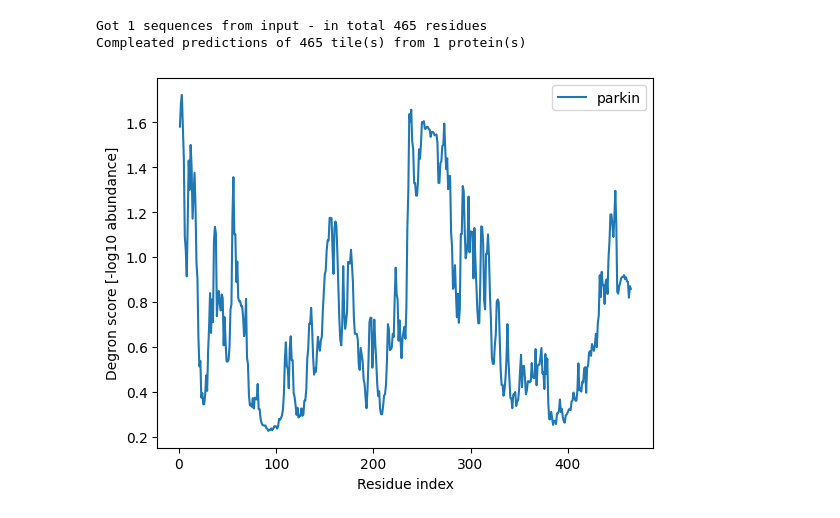
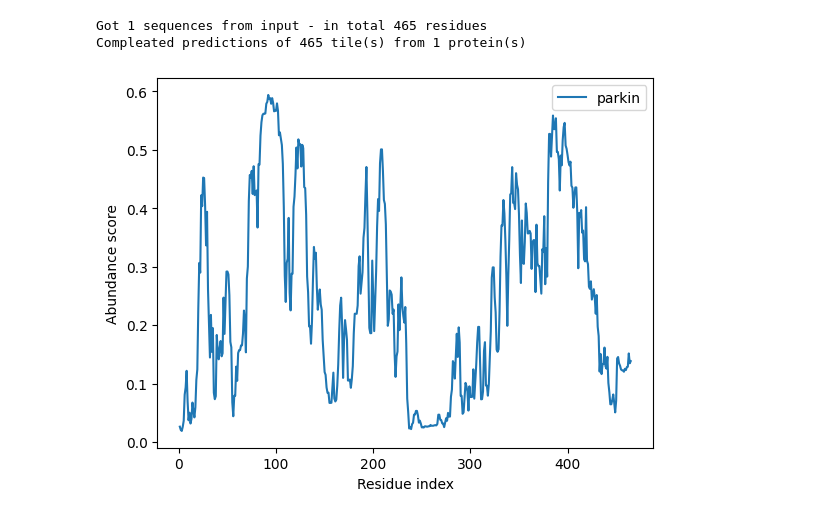
Before and after one commit to KULL-Centre/_2025_Voutsinos_degron_cytosol, a Jupyter notebook: PapLab.ipynb, the cells around one changed output. Drawn from its saved outputs; the diff is of its cells as text; code cells hidden in the pictures.

```diff
--- a/PapLab.ipynb
+++ b/PapLab.ipynb
@@ -59,6 +59,8 @@ upload_fasta_file = False #@param {type:"boolean"}
 #@title Settings
 #@markdown Number of residues in each tile. Any number should work but the model has only been validated for 30 residues. However, we do have a feeling that, for example a peptide tag of 40 residues, may be best evaluated as a single tile of length 40 compared to the average of tiles of length 30.
 tile_size = 30 #@param {type:"integer"}
+#@markdown Add shorter tiles in terminals to score all positions.
+add_terminal_tiles = True #@param {type:"boolean"}
 #@markdown Apply the C-degron term to the last tile(s) of each sequence. If the sequence input is not that actual C-terminal, for example because a His-tag is added, this should be off.
 apply_ct_term = True #@param {type:"boolean"}
 
@@ -109,7 +111,7 @@ else:
   # Tile sequences and calculate degron probability
   result = []
   for (seq_id,seq) in seq_list:
-    tiles = PAP.tile_sequence(seq, tile_size, 1, seq_id=seq_id)
+    tiles = PAP.tile_sequence(seq, tile_size, terminal_tiles=add_terminal_tiles, seq_id=seq_id)
     (tile_degron_score,tile_ct_score) = PAP.calc_score(tiles, PAP.cnn2w1, include_ct=apply_ct_term)
     for (tile,score,ct_score) in zip(tiles,tile_degron_score,tile_ct_score):
       result.append([tile.parent_id, tile.seq, ct_score, score, tile.begin+1, tile.end,
@@ -128,11 +130,11 @@ import numpy as np
 
 index_or_name = '0' #@param {type:"string"}
 
-#@markdown Plot abundance score (score zero means zero abundance) or -log10(abundance score) where high peaks indicate degron regions. As a rough guide, abundance (-log10 abundance) scores below 0.04 (above 1.4) are strong degrons and between 0.04 and 0.22 (0.7 and 1.4) intermediate degrons.
+#@markdown Plot abundance score (score zero means zero abundance) or -log10(abundance score) where high peaks indicate degron regions.
 
 log_score = False #@param {type:"boolean"}
 
-#@markdown Note that the shown scores are thought to be active when a peptide tile is exposed to the protein quality control aperatus of the cytosol, for example disordered regions of a protein.
+#@markdown Note that the shown scores are thought to be active when a peptide tile is exposed to the protein quality control aperatus of the cytosol, for example disordered regions of a protein. As a rough guide, (-log10 abundance) scores above 1.4 are strong degrons and between 0.7 and 1.4 intermediate degrons.
 
 seq_names = [v[0].lower() for v in result]
 seq_names_uniq = np.unique(seq_names)
@@ -142,41 +144,38 @@ input_is_int = None
 try:
   plot_index = int(index_or_name)
 except:
   input_is_int = False
 else:
   input_is_int = True
 
 if input_is_int:
   if plot_index >= len(seq_names_uniq):
     raise ValueError("No index %d, max is %d" % (plot_index,len(seq_names_uniq)-1))
   name2plot = seq_names_uniq[plot_index]
 else:
   if index_or_name.lower() in seq_names_uniq:
     name2plot = index_or_name.lower()
   else:
     raise ValueError("No sequence named \'%s\'" % (index_or_name))
 
 plot_index = np.where(np.array(seq_names) == name2plot)[0]
 result_np = np.array(result)
 resi = [int(v[7]) for v in result_np[plot_index] ]
 if (len(resi) != len(set(resi))):
   print("WARNING: More points for same residue index - are sequence names unique?")
 scores = [float(v[3]) for v in result_np[plot_index] ]
+ylab="Abundance score"
 if log_score:
-  scores = -np.log10(score)
+  scores = -np.log10(scores)
+  ylab="Score [-log10 abundance score]"
 plt.plot(resi, scores, label=name2plot)
 plt.plot()
-
 plt.xlabel("Residue index")
-if log_score:
-  plt.ylabel("Score [-log10 abundance score]")
-else:
-  plt.ylabel("Abundance score")
-# plt.title("Line Graph Example")
+plt.ylabel(ylab)
 plt.legend()
 plt.show()
 # %% [output]
-[figure, old version]
+[figure, new version]
 # %%
 #@title Download all results
 #@markdown If this fails, try the Google Chrome browser
```
Also changed, not shown: parts of 1 cell of this notebook.
